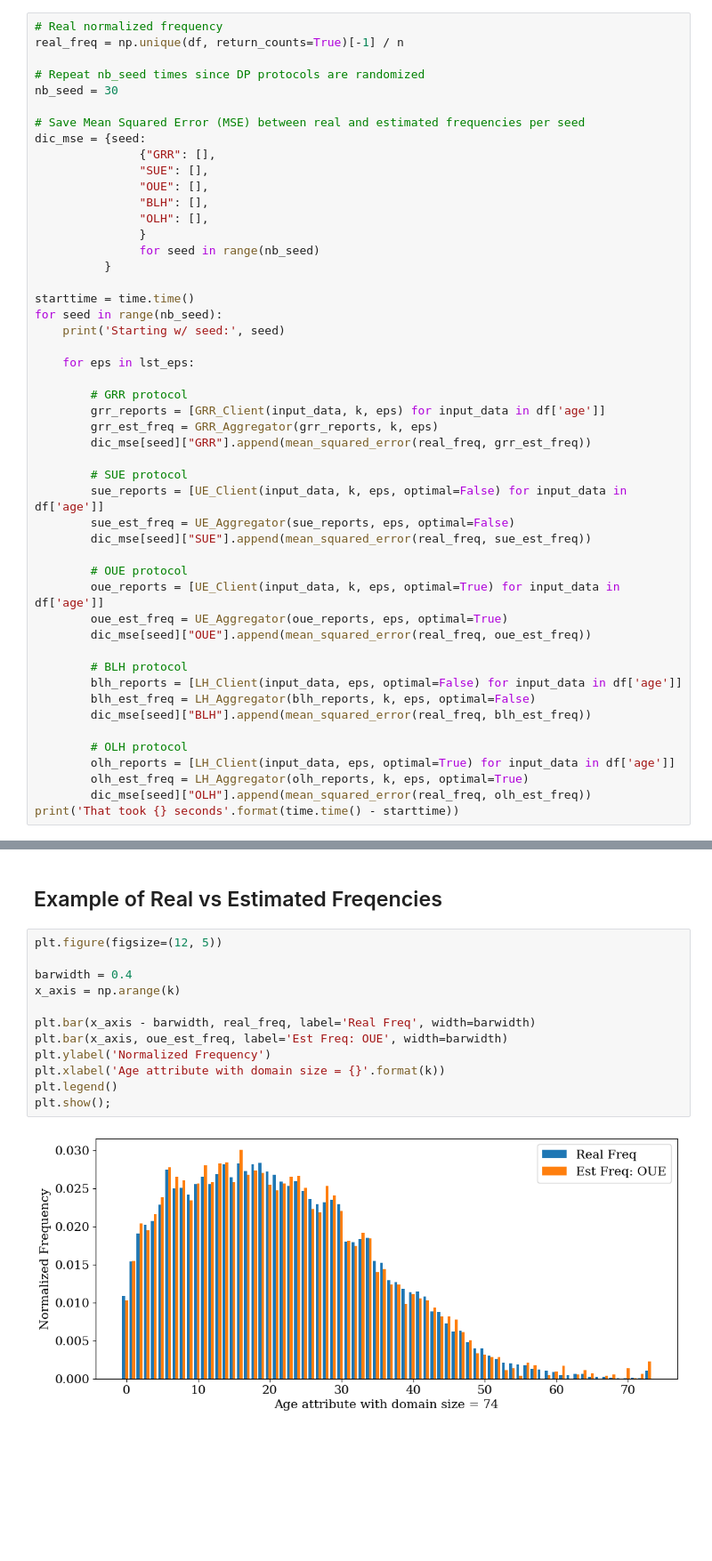
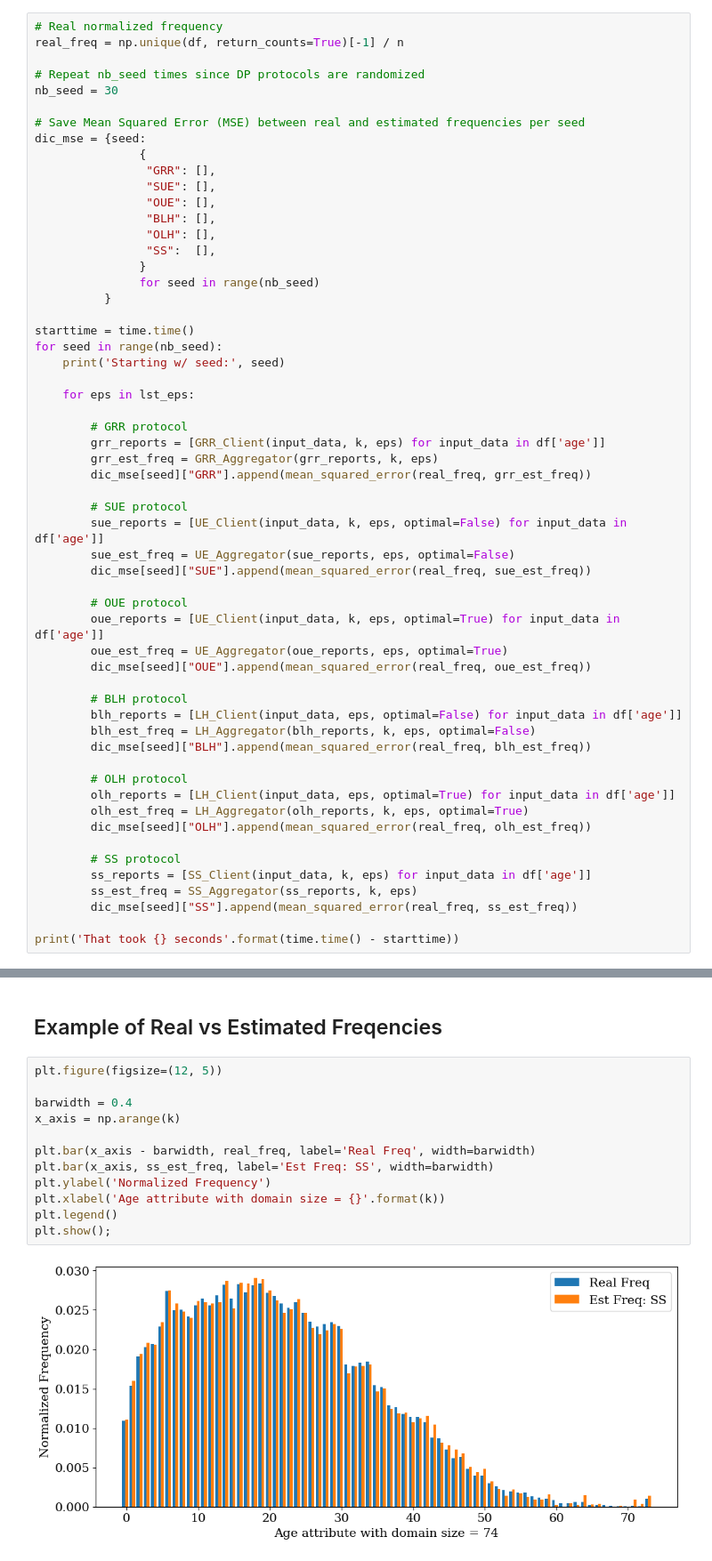
Before and after one commit to hharcolezi/multi-freq-ldpy, a Jupyter notebook: tutorials/1_Single_Frequency_Estimation.ipynb, the cells around one changed output, grey strips where cells are left out. Shown at 89% size. Cells and saved outputs as stored; diff of their text form; blank space fills up the shorter version.

```diff
--- a/tutorials/1_Single_Frequency_Estimation.ipynb
+++ b/tutorials/1_Single_Frequency_Estimation.ipynb
@@ -118,11 +121,13 @@ nb_seed = 30
 
 # Save Mean Squared Error (MSE) between real and estimated frequencies per seed
 dic_mse = {seed:
-               {"GRR": [],
-               "SUE": [],
-               "OUE": [],
-               "BLH": [],
-               "OLH": [],
+               {
+                "GRR": [],
+                "SUE": [],
+                "OUE": [],
+                "BLH": [],
+                "OLH": [],
+                "SS":  [],
                }
                for seed in range(nb_seed)
           }
@@ -157,6 +162,12 @@ for seed in range(nb_seed):
         olh_reports = [LH_Client(input_data, eps, optimal=True) for input_data in df['age']]
         olh_est_freq = LH_Aggregator(olh_reports, k, eps, optimal=True)
         dic_mse[seed]["OLH"].append(mean_squared_error(real_freq, olh_est_freq))
+
+        # SS protocol
+        ss_reports = [SS_Client(input_data, k, eps) for input_data in df['age']]
+        ss_est_freq = SS_Aggregator(ss_reports, k, eps)
+        dic_mse[seed]["SS"].append(mean_squared_error(real_freq, ss_est_freq))
+
 print('That took {} seconds'.format(time.time() - starttime))
 # %% [output]
 Starting w/ seed: 0
@@ -200,14 +212,14 @@ plt.show()
 # %%
 plt.figure(figsize=(12, 5))
 
 barwidth = 0.4
 x_axis = np.arange(k)
 
 plt.bar(x_axis - barwidth, real_freq, label='Real Freq', width=barwidth)
-plt.bar(x_axis, oue_est_freq, label='Est Freq: OUE', width=barwidth)
+plt.bar(x_axis, ss_est_freq, label='Est Freq: SS', width=barwidth)
 plt.ylabel('Normalized Frequency')
 plt.xlabel('Age attribute with domain size = {}'.format(k))
 plt.legend()
 plt.show();
 # %% [output]
-[figure, old version]
+[figure, new version]
```
Also changed, not shown: parts of 7 cells of this notebook, 1 other file.
